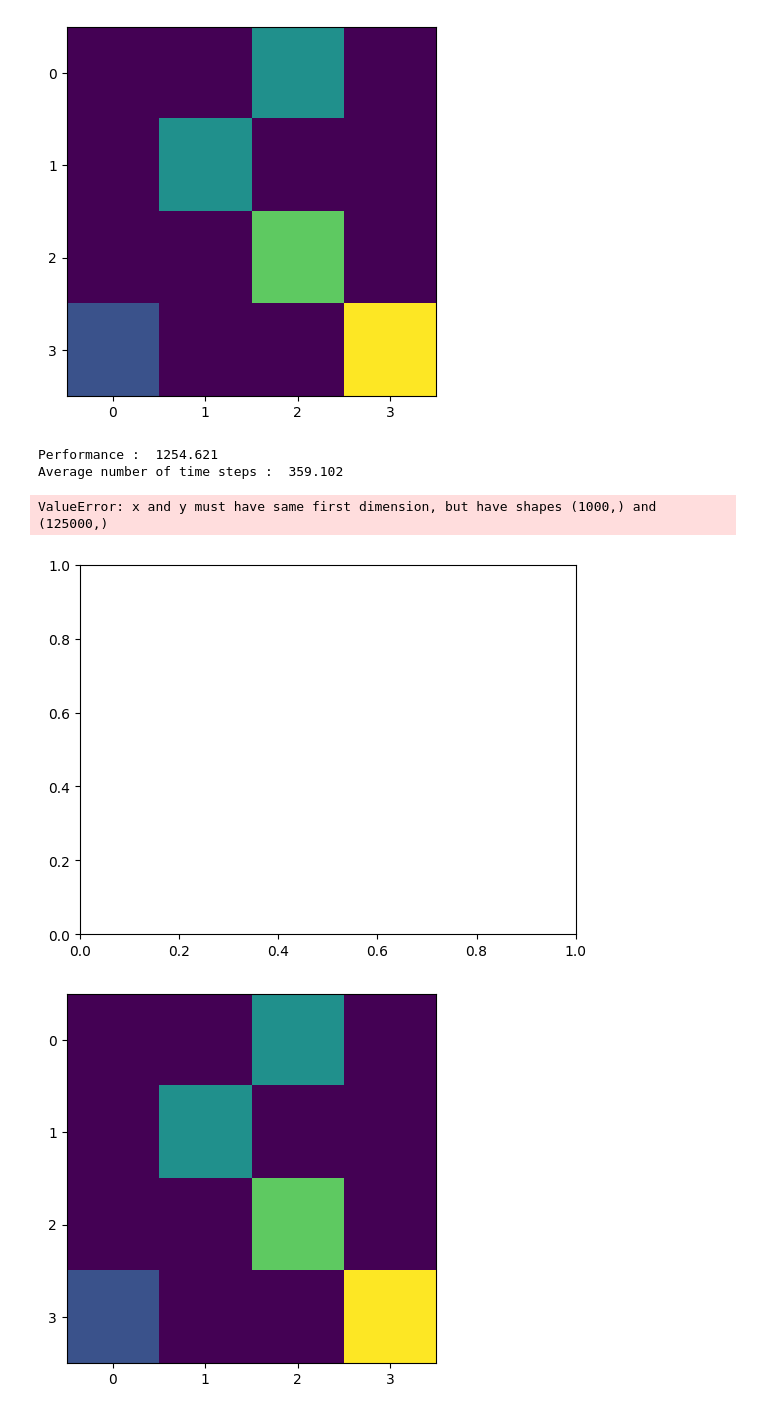
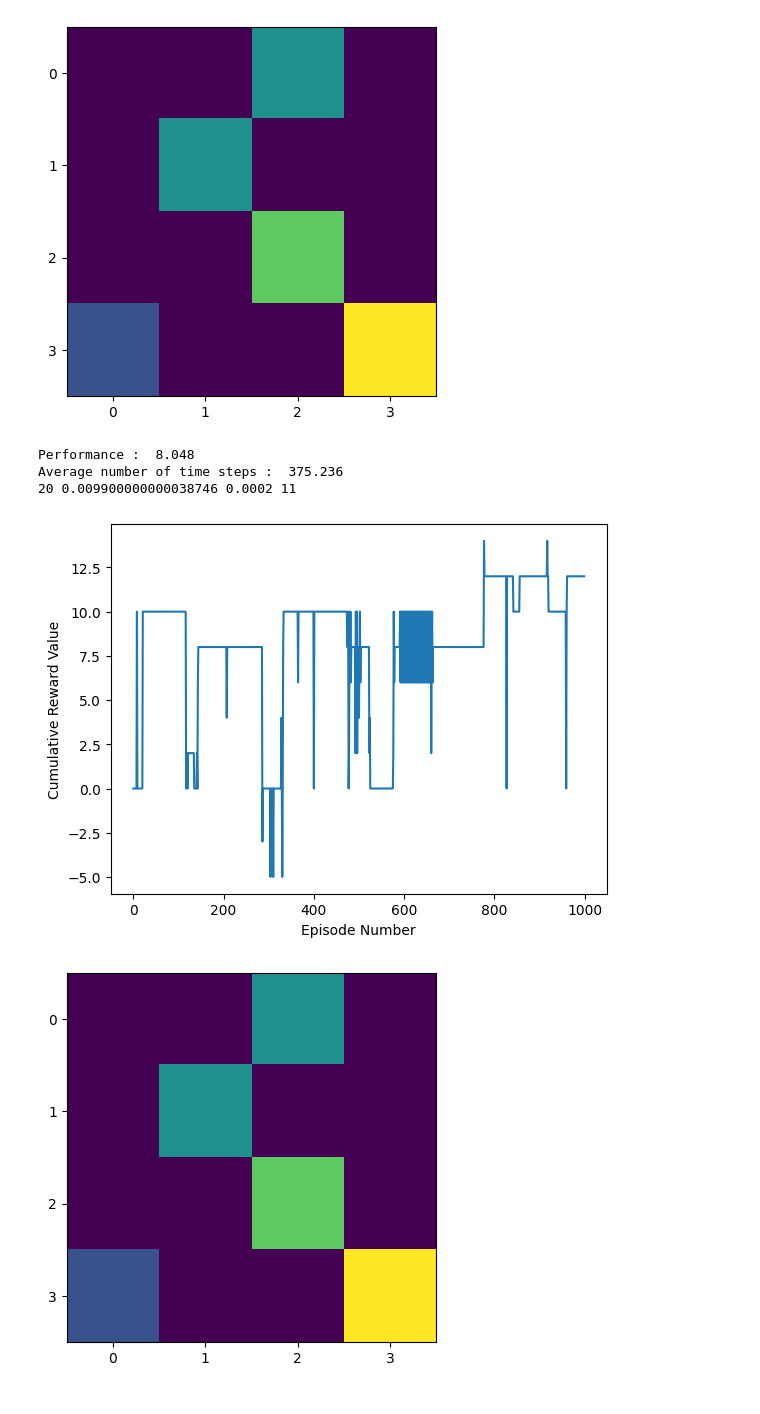
Before and after one commit to apolloin3D/574_HW3, a Jupyter notebook: mariadis_cicloss_assignment3.ipynb, the cells around one changed output. Cells and saved outputs as stored; diff of their text form; code cells hidden in the pictures.

```diff
--- a/mariadis_cicloss_assignment3.ipynb
+++ b/mariadis_cicloss_assignment3.ipynb
@@ -236,6 +234,7 @@ best_eps_decay = 0
 best_max_steps = 0
 
 best_reward = 0
+best_reward_list = []
 
 for epsilon in epsilons:
     for eps_decay in eps_decays:
@@ -246,6 +245,7 @@ for epsilon in epsilons:
                 reward_val=0
                 reward_list = []
                 time_list = []
+                Q = np.zeros((16, 4))
 
                 #SARSA
                 for episode in range(episodes):
@@ -289,6 +289,8 @@ for epsilon in epsilons:
                      best_epsilon = current_eps
                      best_eps_decay = eps_decay
                      best_max_steps = max_steps
+                     best_reward_list = reward_list
+                     best_time_list = time_list
 
                 env.render()
 # %% [output]
@@ -481,6 +480,7 @@ best_reward = 0
 for epsilon in epsilons:
     for eps_decay in eps_decays:
             for max_steps in max_steps_s:
+                Q = np.zeros((16, 4))
                 for episode in range(episodes):
                     t = 0
                     env.reset()
@@ -515,24 +515,25 @@ for epsilon in epsilons:
                         best_epsilon = current_eps
                         best_eps_decay = eps_decay
                         best_max_steps = max_steps
+                        best_time_list = time_list
 
                 env.render()
 # %% [output]
 [figure]
 # %%
 import matplotlib.pyplot as plt
-print ("Performance : ", sum(reward_list)/episodes)
-print("Average number of time steps : ", sum(time_list)/episodes)
+print ("Performance : ", sum(best_reward_list)/episodes)
+print("Average number of time steps : ", sum(best_time_list)/episodes)
 print(best_reward,best_epsilon,best_eps_decay,best_max_steps)
-plt.plot(list(range(episodes)),reward_list)
+plt.plot(list(range(episodes)),best_reward_list)
 plt.xlabel("Episode Number")
 plt.ylabel("Cumulative Reward Value")
 plt.show()
 # %% [output]
-Performance :  1254.621
-Average number of time steps :  359.102
+Performance :  8.048
+Average number of time steps :  375.236
+20 0.009900000000038746 0.0002 11
-ValueError: x and y must have same first dimension, but have shapes (1000,) and (125000,)
-[figure, old version]
+[figure, new version]
 # %%
 epsilon = 0.75
 episodes = 5000
```
Also changed, not shown: parts of 17 cells of this notebook.
